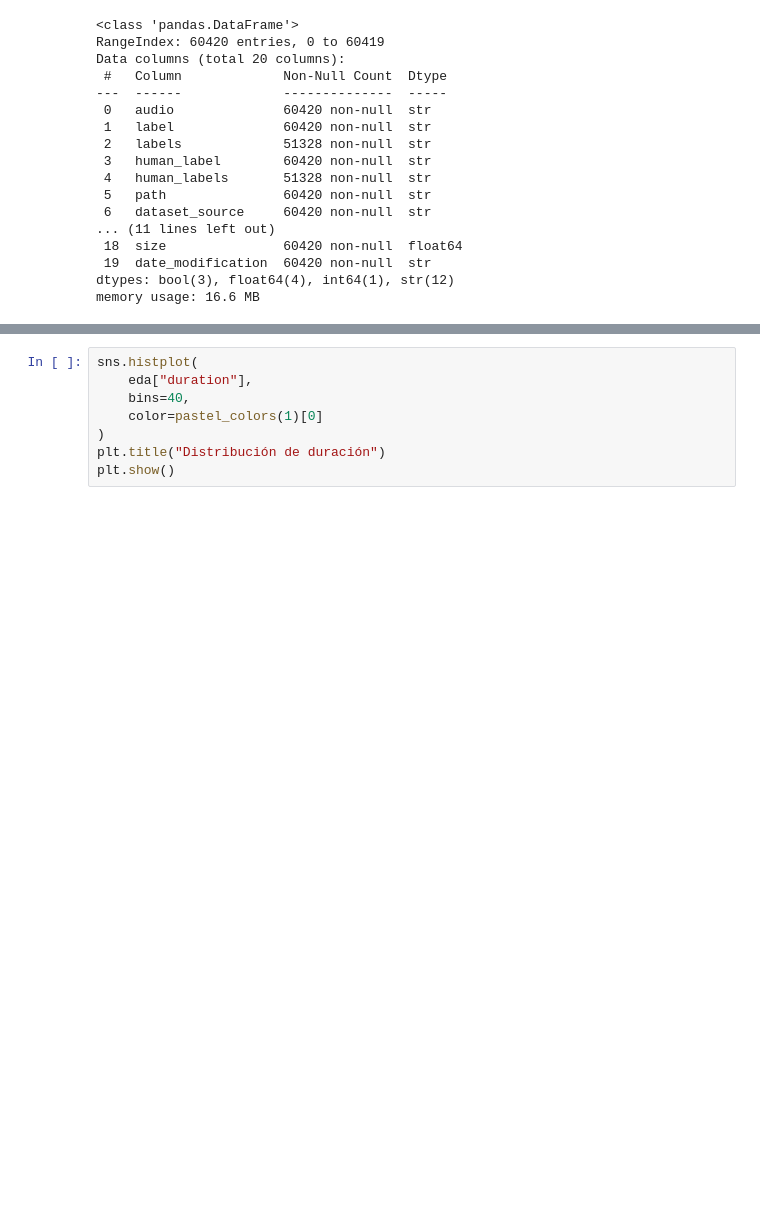
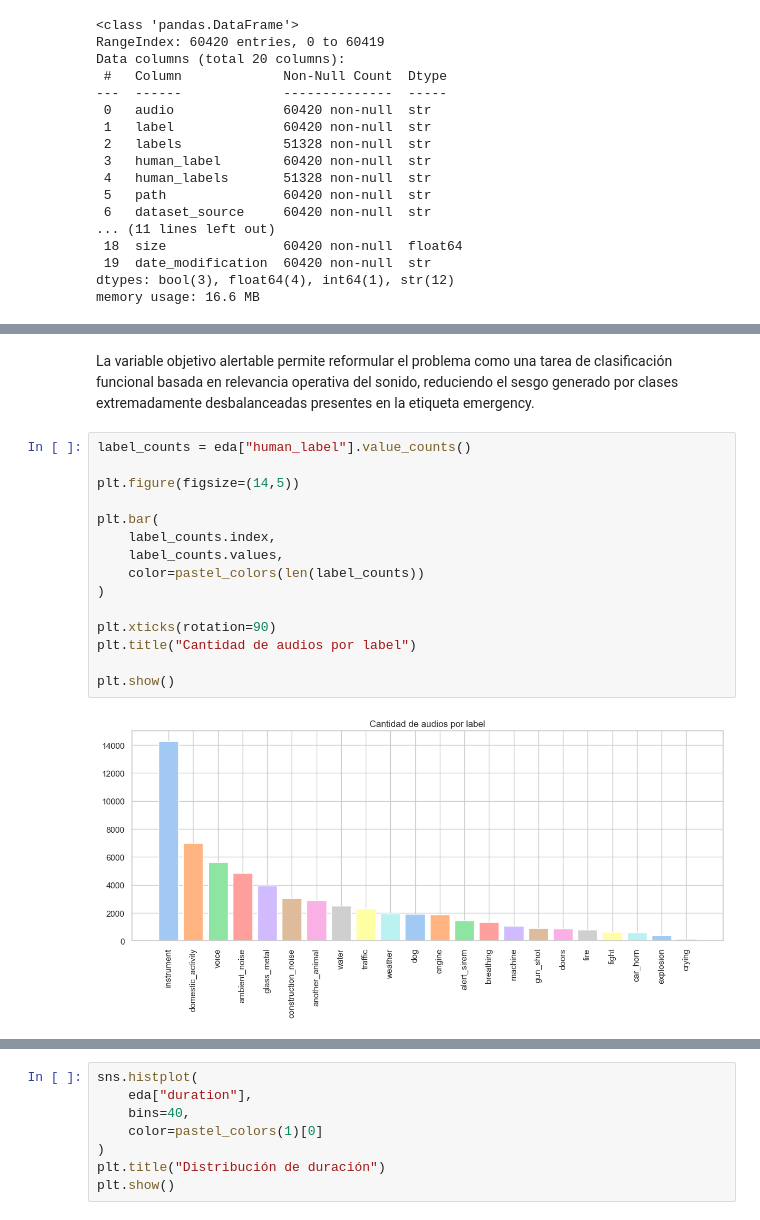
Before and after one commit to andrupax94/proyecto4geeks, a Jupyter notebook: notebooks/01_eda.ipynb, the cells around one changed output, grey strips where cells are left out. Cells and saved outputs as stored; diff of their text form; blank space fills up the shorter version.

```diff
--- a/notebooks/01_eda.ipynb
+++ b/notebooks/01_eda.ipynb
@@ -208,0 +132,19 @@ plt.show()
+# %% [markdown]
+La variable objetivo alertable permite reformular el problema como una tarea de clasificación funcional basada en relevancia operativa del sonido, reduciendo el sesgo generado por clases extremadamente desbalanceadas presentes en la etiqueta emergency.
+# %%
+label_counts = eda["human_label"].value_counts()
+
+plt.figure(figsize=(14,5))
+
+plt.bar(
+    label_counts.index,
+    label_counts.values,
+    color=pastel_colors(len(label_counts))
+)
+
+plt.xticks(rotation=90)
+plt.title("Cantidad de audios por label")
+
+plt.show()
+# %% [output]
+[figure, added]
```
Also changed, not shown: parts of 76 cells of this notebook.
